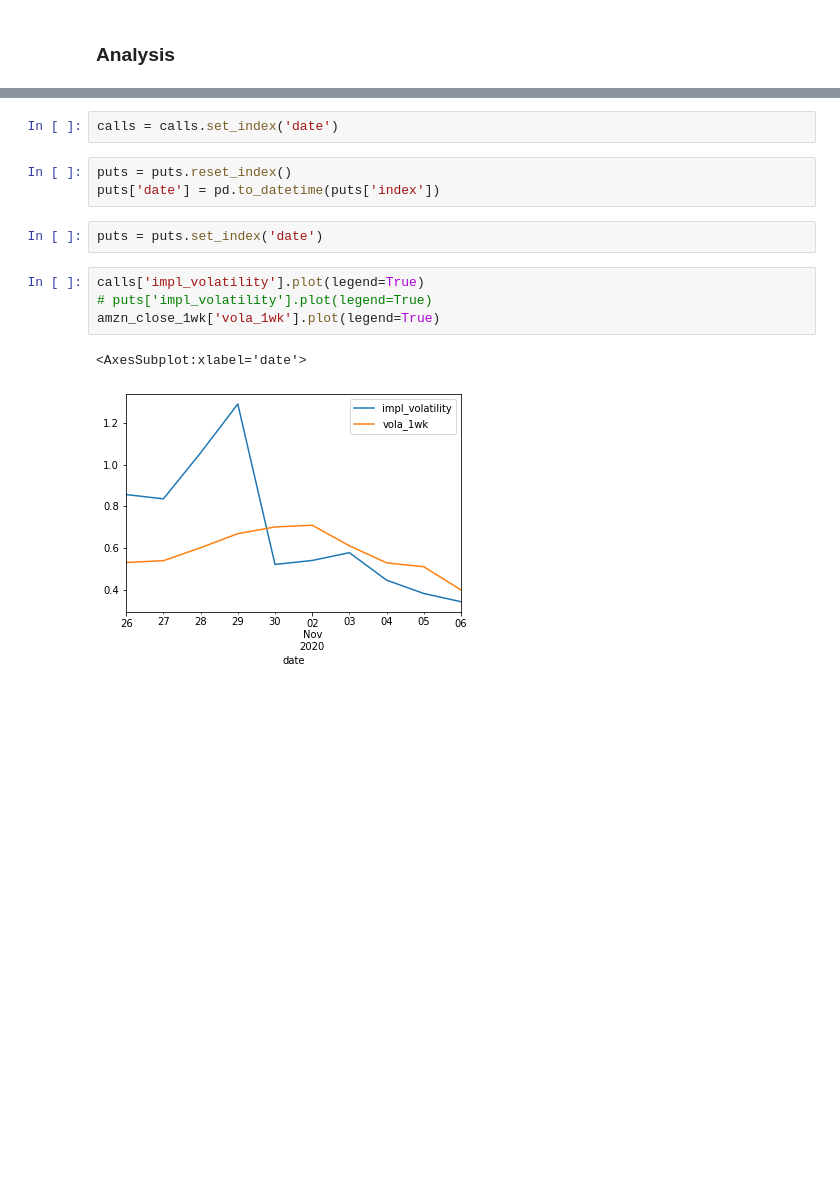
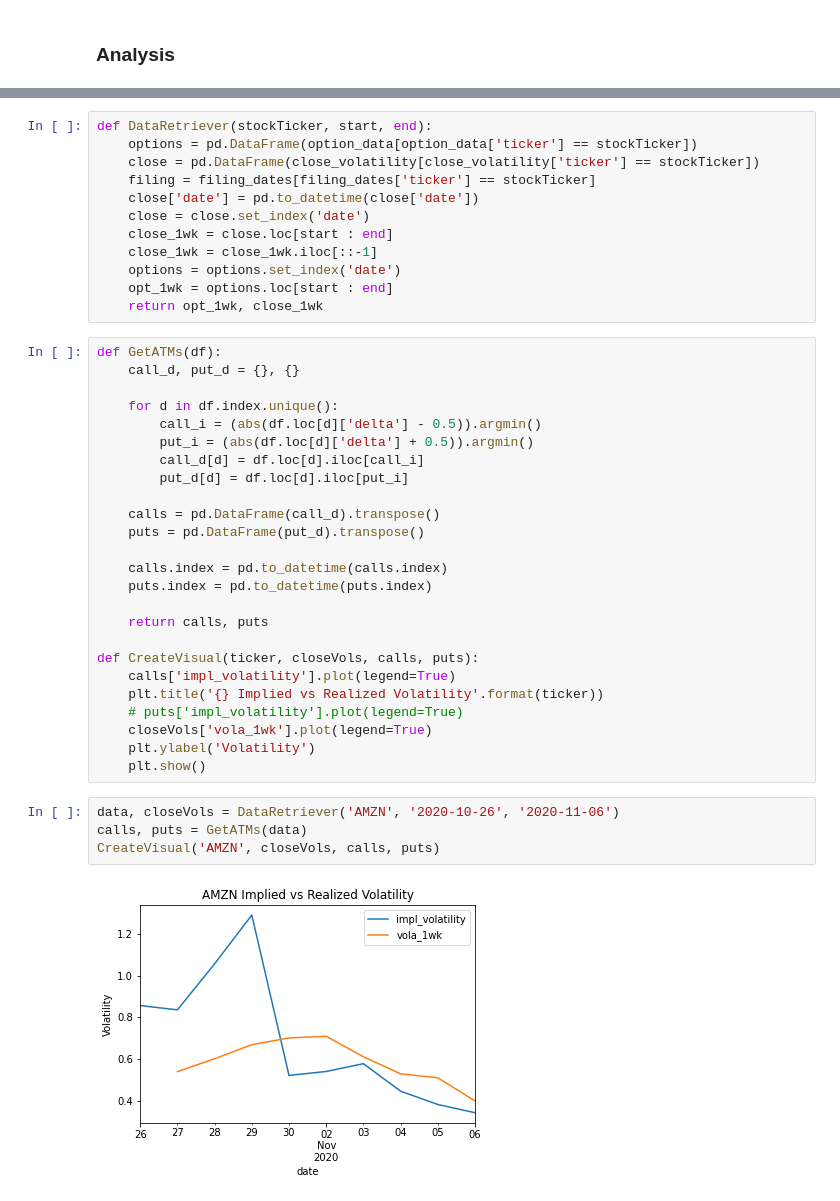
Before and after one commit to sampiaz/finmath_project, a Jupyter notebook: Krumdick_Piazza_Project_Draft.ipynb, the cells around one changed output, grey strips where cells are left out. Drawn from its saved outputs; the diff is of its cells as text; blank space fills up the shorter version.

```diff
--- a/Krumdick_Piazza_Project_Draft.ipynb
+++ b/Krumdick_Piazza_Project_Draft.ipynb
@@ -215,15 +157,44 @@ calls['date'] = pd.to_datetime(calls['index'])
-# %%
-calls = calls.set_index('date')
-# %%
-puts = puts.reset_index()
-puts['date'] = pd.to_datetime(puts['index'])
-# %%
-puts = puts.set_index('date')
-# %%
-calls['impl_volatility'].plot(legend=True)
-# puts['impl_volatility'].plot(legend=True)
-amzn_close_1wk['vola_1wk'].plot(legend=True)
-# %% [output]
-<AxesSubplot:xlabel='date'>
-[figure, removed]
+# %%
+def DataRetriever(stockTicker, start, end):
+    options = pd.DataFrame(option_data[option_data['ticker'] == stockTicker])
+    close = pd.DataFrame(close_volatility[close_volatility['ticker'] == stockTicker])
+    filing = filing_dates[filing_dates['ticker'] == stockTicker]
+    close['date'] = pd.to_datetime(close['date'])
+    close = close.set_index('date')
+    close_1wk = close.loc[start : end]
+    close_1wk = close_1wk.iloc[::-1]
+    options = options.set_index('date')
+    opt_1wk = options.loc[start : end]
+    return opt_1wk, close_1wk
+# %%
+def GetATMs(df):
+    call_d, put_d = {}, {}
+
+    for d in df.index.unique():
+        call_i = (abs(df.loc[d]['delta'] - 0.5)).argmin()
+        put_i = (abs(df.loc[d]['delta'] + 0.5)).argmin()
+        call_d[d] = df.loc[d].iloc[call_i]
+        put_d[d] = df.loc[d].iloc[put_i]
+
+    calls = pd.DataFrame(call_d).transpose()
+    puts = pd.DataFrame(put_d).transpose()
+
+    calls.index = pd.to_datetime(calls.index)
+    puts.index = pd.to_datetime(puts.index)
+
+    return calls, puts
+
+def CreateVisual(ticker, closeVols, calls, puts):
+    calls['impl_volatility'].plot(legend=True)
+    plt.title('{} Implied vs Realized Volatility'.format(ticker))
+    # puts['impl_volatility'].plot(legend=True)
+    closeVols['vola_1wk'].plot(legend=True)
+    plt.ylabel('Volatility')
+    plt.show()
+# %%
+data, closeVols = DataRetriever('AMZN', '2020-10-26', '2020-11-06')
+calls, puts = GetATMs(data)
+CreateVisual('AMZN', closeVols, calls, puts)
+# %% [output]
+[figure, added]
 # %% [markdown]
```
Also changed, not shown: parts of 29 cells of this notebook.
